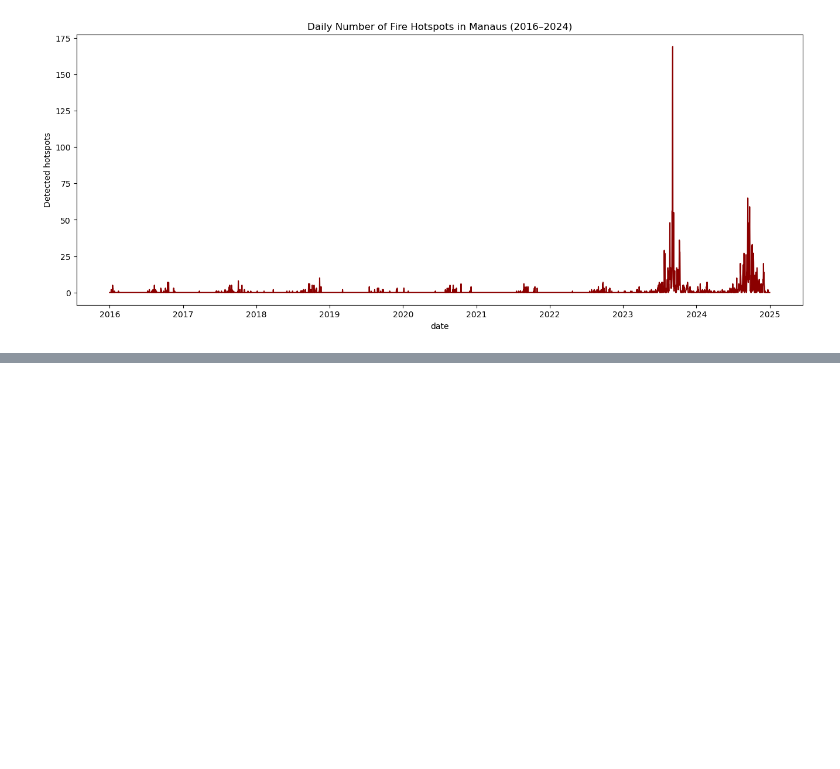
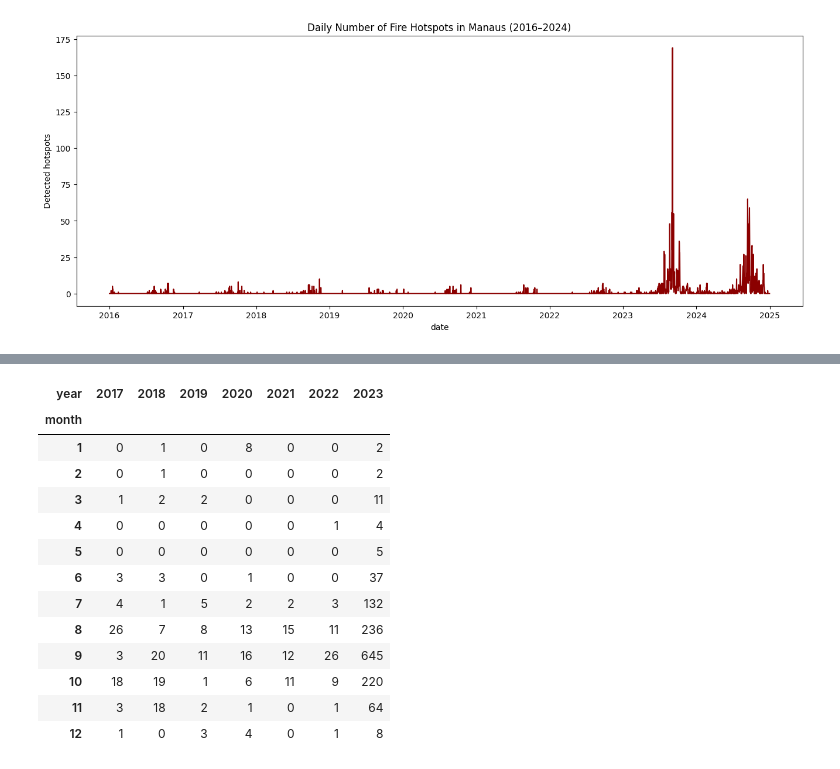
Before and after one commit to RaphaLevy/Study_on_malaria_dynamics_v2, a Jupyter notebook: data_files/notebooks/INPE_Fire_Counts.ipynb, the cells around one changed output, grey strips where cells are left out. Drawn from its saved outputs; the diff is of its cells as text; code cells hidden in the pictures; blank space fills up the shorter version.

Commit message:
Checks hotspots by year - 2023 with greatest number of hotspots

```diff
--- a/data_files/notebooks/INPE_Fire_Counts.ipynb
+++ b/data_files/notebooks/INPE_Fire_Counts.ipynb
@@ -143,3 +143,9 @@ plt.show()
 # %%
 # Saves the dataframe as a separate csv file to be used in different modules
 fire_counts_df_final.to_csv("../data/inpe_fire_counts_data_2016_2024.csv", index=False)
+# %%
+# Checks number of fire counts per year
+final_analysis_df = fire_counts_df_final[fire_counts_df_final['year']!= 2024 ]
+final_analysis_df = final_analysis_df[final_analysis_df['year']!= 2016 ]
+final_analysis_df = final_analysis_df.reset_index().drop(columns=['index'])
+final_analysis_df
@@ -145,0 +179,9 @@ fire_counts_df_final.to_csv("../data/inpe_fire_counts_data_2016_2024.csv", index
+# %%
+fire_monthly = (
+    final_analysis_df
+    .groupby(['year', 'month'])['fire_counts']
+    .sum()
+    .reset_index()
+)
+
+fire_monthly
@@ -145,0 +202,23 @@ fire_counts_df_final.to_csv("../data/inpe_fire_counts_data_2016_2024.csv", index
+# %%
+fire_monthly_pivot = fire_monthly.pivot(
+    index='month',
+    columns='year',
+    values='fire_counts'
+)
+
+fire_monthly_pivot
+# %% [output]
+| year | 2017 | 2018 | 2019 | 2020 | 2021 | 2022 | 2023 |
+| month |  |  |  |  |  |  |  |
+| 1 | 0 | 1 | 0 | 8 | 0 | 0 | 2 |
+| 2 | 0 | 1 | 0 | 0 | 0 | 0 | 2 |
+| 3 | 1 | 2 | 2 | 0 | 0 | 0 | 11 |
+| 4 | 0 | 0 | 0 | 0 | 0 | 1 | 4 |
+| 5 | 0 | 0 | 0 | 0 | 0 | 0 | 5 |
+| 6 | 3 | 3 | 0 | 1 | 0 | 0 | 37 |
+| 7 | 4 | 1 | 5 | 2 | 2 | 3 | 132 |
+| 8 | 26 | 7 | 8 | 13 | 15 | 11 | 236 |
+| 9 | 3 | 20 | 11 | 16 | 12 | 26 | 645 |
+| 10 | 18 | 19 | 1 | 6 | 11 | 9 | 220 |
+| 11 | 3 | 18 | 2 | 1 | 0 | 1 | 64 |
+| 12 | 1 | 0 | 3 | 4 | 0 | 1 | 8 |
```
Also changed, not shown: parts of 8 cells of this notebook.
